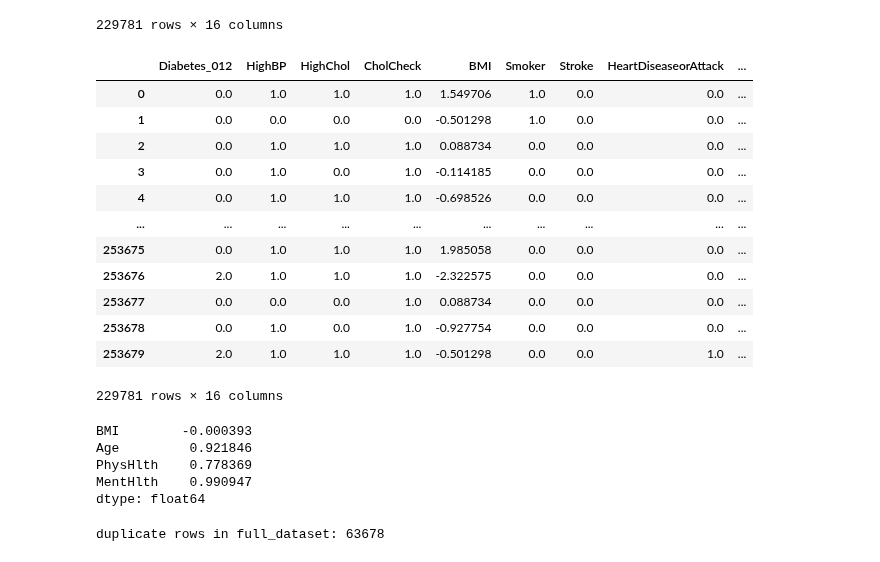
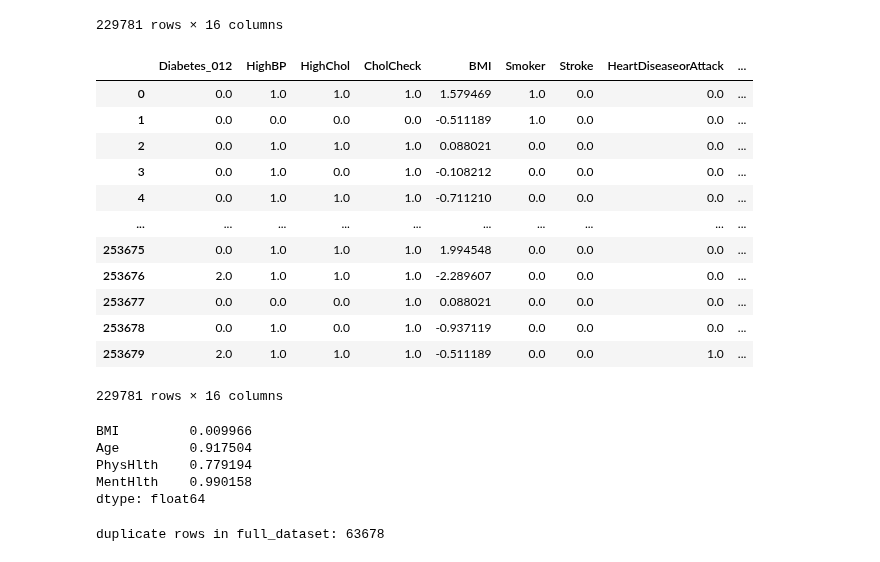
Before and after one commit to tiagoluis19/AC, a Jupyter notebook: ProjetoAC2/Diabetesmulticlass copy.ipynb, the cells around one changed output. Drawn from its saved outputs; the diff is of its cells as text; code cells hidden in the pictures.

```diff
--- a/ProjetoAC2/Diabetesmulticlass copy.ipynb
+++ b/ProjetoAC2/Diabetesmulticlass copy.ipynb
@@ -101,31 +103,31 @@ full_dataset
 229781 rows × 16 columns
 # %%
 from sklearn.preprocessing import QuantileTransformer
-QT=QuantileTransformer(n_quantiles=100, random_state=0,output_distribution='normal')
+QT=QuantileTransformer(n_quantiles=500, random_state=0,output_distribution='normal')
 full_dataset[["BMI","Age","PhysHlth","MentHlth"]]=QT.fit_transform(full_dataset[["BMI","Age","PhysHlth","MentHlth"]])
 full_dataset
 # %% [output]
 |  | Diabetes_012 | HighBP | HighChol | CholCheck | BMI | Smoker | Stroke | HeartDiseaseorAttack | ... |
-| 0 | 0.0 | 1.0 | 1.0 | 1.0 | 1.549706 | 1.0 | 0.0 | 0.0 | ... |
-| 1 | 0.0 | 0.0 | 0.0 | 0.0 | -0.501298 | 1.0 | 0.0 | 0.0 | ... |
-| 2 | 0.0 | 1.0 | 1.0 | 1.0 | 0.088734 | 0.0 | 0.0 | 0.0 | ... |
-| 3 | 0.0 | 1.0 | 0.0 | 1.0 | -0.114185 | 0.0 | 0.0 | 0.0 | ... |
-| 4 | 0.0 | 1.0 | 1.0 | 1.0 | -0.698526 | 0.0 | 0.0 | 0.0 | ... |
+| 0 | 0.0 | 1.0 | 1.0 | 1.0 | 1.579469 | 1.0 | 0.0 | 0.0 | ... |
+| 1 | 0.0 | 0.0 | 0.0 | 0.0 | -0.511189 | 1.0 | 0.0 | 0.0 | ... |
+| 2 | 0.0 | 1.0 | 1.0 | 1.0 | 0.088021 | 0.0 | 0.0 | 0.0 | ... |
+| 3 | 0.0 | 1.0 | 0.0 | 1.0 | -0.108212 | 0.0 | 0.0 | 0.0 | ... |
+| 4 | 0.0 | 1.0 | 1.0 | 1.0 | -0.711210 | 0.0 | 0.0 | 0.0 | ... |
 | ... | ... | ... | ... | ... | ... | ... | ... | ... | ... |
-| 253675 | 0.0 | 1.0 | 1.0 | 1.0 | 1.985058 | 0.0 | 0.0 | 0.0 | ... |
-| 253676 | 2.0 | 1.0 | 1.0 | 1.0 | -2.322575 | 0.0 | 0.0 | 0.0 | ... |
-| 253677 | 0.0 | 0.0 | 0.0 | 1.0 | 0.088734 | 0.0 | 0.0 | 0.0 | ... |
-| 253678 | 0.0 | 1.0 | 0.0 | 1.0 | -0.927754 | 0.0 | 0.0 | 0.0 | ... |
-| 253679 | 2.0 | 1.0 | 1.0 | 1.0 | -0.501298 | 0.0 | 0.0 | 1.0 | ... |
+| 253675 | 0.0 | 1.0 | 1.0 | 1.0 | 1.994548 | 0.0 | 0.0 | 0.0 | ... |
+| 253676 | 2.0 | 1.0 | 1.0 | 1.0 | -2.289607 | 0.0 | 0.0 | 0.0 | ... |
+| 253677 | 0.0 | 0.0 | 0.0 | 1.0 | 0.088021 | 0.0 | 0.0 | 0.0 | ... |
+| 253678 | 0.0 | 1.0 | 0.0 | 1.0 | -0.937119 | 0.0 | 0.0 | 0.0 | ... |
+| 253679 | 2.0 | 1.0 | 1.0 | 1.0 | -0.511189 | 0.0 | 0.0 | 1.0 | ... |
 229781 rows × 16 columns
 # %%
 skew=full_dataset[["BMI","Age","PhysHlth","MentHlth"]].skew()
 skew
 # %% [output]
-BMI        -0.000393
-Age         0.921846
-PhysHlth    0.778369
-MentHlth    0.990947
+BMI         0.009966
+Age         0.917504
+PhysHlth    0.779194
+MentHlth    0.990158
 dtype: float64
 # %%
 print("duplicate rows in full_dataset:", full_dataset.duplicated().sum())
```
Also changed, not shown: parts of 14 cells of this notebook.
